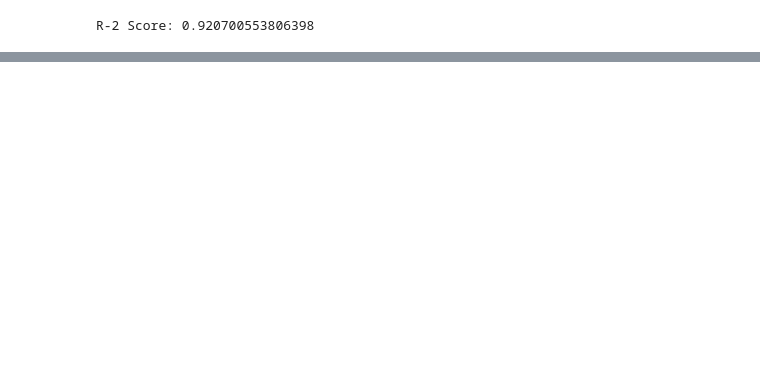
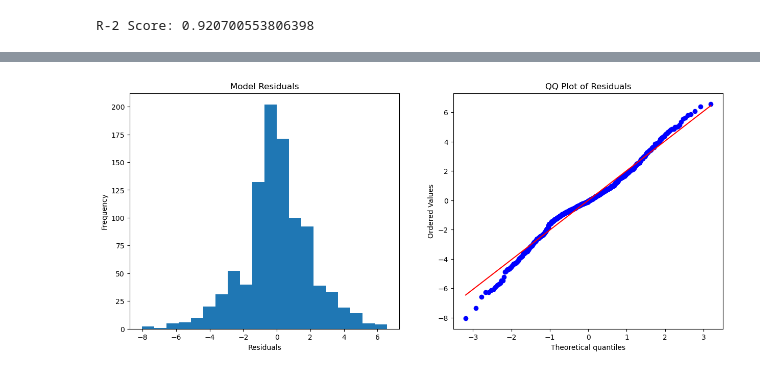
Before and after one commit to DanHerman212/oud_treatment_outcome, a Jupyter notebook: notebooks/6_statsmodels_linear_regression.ipynb, the cells around one changed output, grey strips where cells are left out. Saved outputs shown, nothing was run; the diff lists cells and outputs as text; code cells hidden in the pictures; blank space fills up the shorter version.

```diff
--- a/notebooks/6_statsmodels_linear_regression.ipynb
+++ b/notebooks/6_statsmodels_linear_regression.ipynb
@@ -59,19 +94,24 @@ ValueError: all the input array dimensions for the concatenation axis must match
 # %%
 from scipy import stats
 
-model_resids = results.resid
+# plot residuals to check model assumptions
+
+# Calculate residuals
+model_resids = y_train - y_preds
 
 # Calculate residuals
 fig, (ax1, ax2) = plt.subplots(1, 2, figsize=(15, 6))
 
 # Plot histogram of residuals
 ax1.hist(model_resids, bins=20)
 ax1.set_title('Model Residuals')
 ax1.set_xlabel('Residuals')
 ax1.set_ylabel('Frequency')
 
 # Plot QQ plot of residuals
 stats.probplot(model_resids, dist="norm", plot=ax2)
 ax2.set_title('QQ Plot of Residuals')
 
 plt.show()
+# %% [output]
+[figure, added]
```
Also changed, not shown: parts of 3 cells of this notebook.
